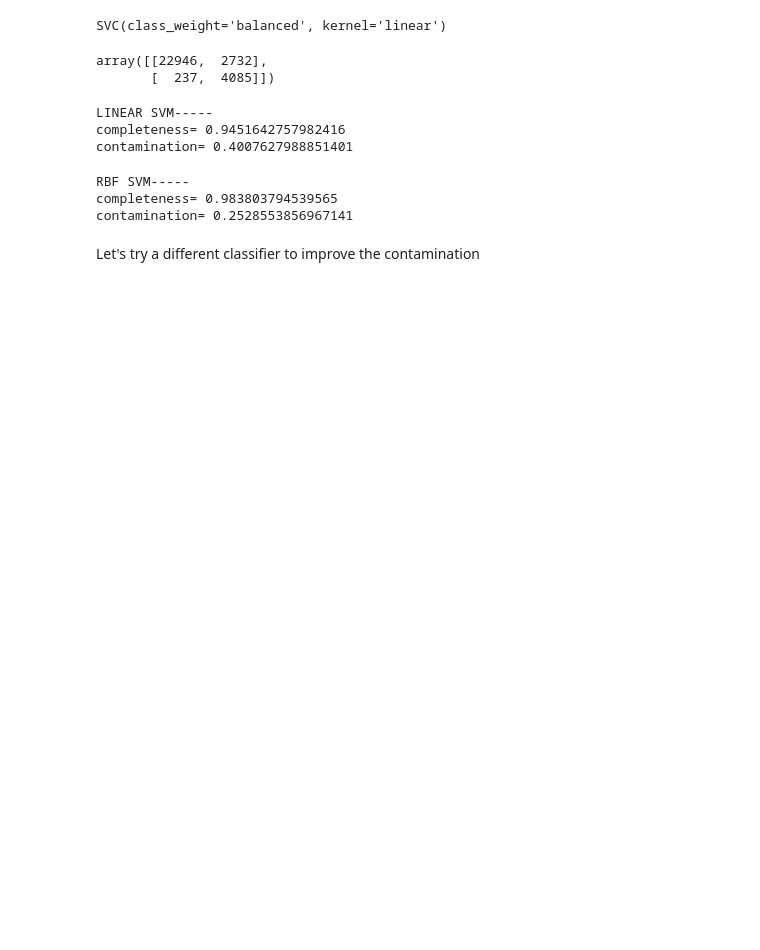
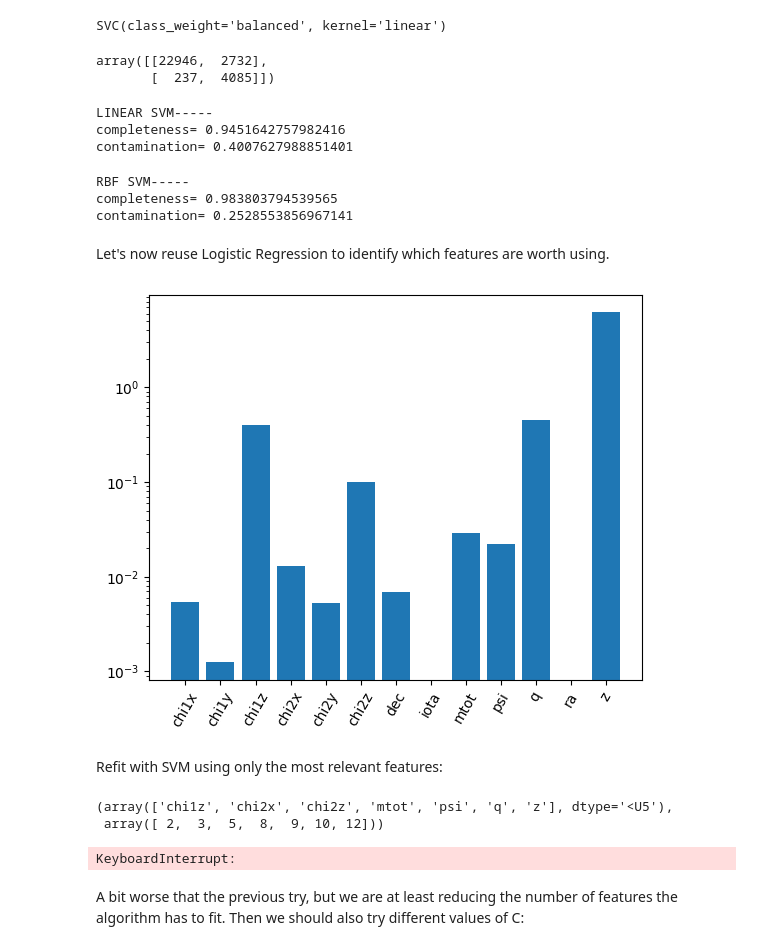
Before and after one commit to lisam10/astrostatistics_bicocca_2024, a Jupyter notebook: working/W20_GWselection.ipynb, the cells around one changed output. Cells and saved outputs as stored; diff of their text form; code cells hidden in the pictures; blank space fills up the shorter version.

Commit message:
add logistic regression and cv

```diff
--- a/working/W20_GWselection.ipynb
+++ b/working/W20_GWselection.ipynb
@@ -47,16 +47,3 @@ from astroML.utils import completeness_contamination
 X_train, X_val, y_train, y_val = train_test_split(X, y, test_size = 0.3, random_state = 42)
 # %%
 from sklearn.metrics import roc_curve
-# %%
-fig = plt.figure(figsize = (14, 5))
-
-ax = fig.add_subplot(121)
-for i in range(len(x_keys)):
-    LRmodel.fit(X_train[:, i][:, None], y_train)
-    LR_prob = LRmodel.predict_proba(X_val[:, i][:, None])[:,1]
-    fpr, tpr, thresh = roc_curve(y_val, LR_prob)
-    ax.plot(fpr, tpr, label = x_keys[i])
-
-ax.set(xlabel='false positive rate', ylabel = 'true positive rate', title = 'ROC curve using single elements')
-plt.legend()
-plt.show()
@@ -71,3 +54,17 @@ from sklearn.preprocessing import StandardScaler
 scaler = StandardScaler()
 X_train_scaled = scaler.fit_transform(X_train)
 X_val_scaled = scaler.transform(X_val)
+# %%
+fig = plt.figure(figsize = (14, 5))
+LRmodel = LogisticRegression()
+
+ax = fig.add_subplot(121)
+for i in range(len(x_keys)):
+    LRmodel.fit(X_train_scaled[:, i][:, None], y_train)
+    LR_prob = LRmodel.predict_proba(X_val[:, i][:, None])[:,1]
+    fpr, tpr, thresh = roc_curve(y_val, LR_prob)
+    ax.plot(fpr, tpr, label = x_keys[i])
+
+ax.set(xlabel='false positive rate', ylabel = 'true positive rate', title = 'ROC curve using single elements')
+plt.legend()
+plt.show()
@@ -113,4 +130,46 @@ RBF SVM-----
 completeness= 0.983803794539565
 contamination= 0.2528553856967141
 # %% [markdown]
-Let's try a different classifier to improve the contamination
+Let's now reuse Logistic Regression to identify which features are worth using.
+# %%
+model = LogisticRegression(penalty='l1', solver='liblinear', C=0.1)
+model.fit(X_train_scaled, y_train)
+
+coefs = model.coef_[0]
+# %%
+fig = plt.figure(figsize = (14, 5))
+ax = fig.add_subplot(121)
+x_pos = np.arange(len(x_keys))
+ax.bar(x_pos, np.abs(coefs))
+ax.set_xticks(x_pos)
+ax.set_xticklabels(x_keys, rotation=60)
+plt.show()
+# %% [output]
+[figure, added]
+# %% [markdown]
+Refit with SVM using only the most relevant features:
+# %%
+x_keys = np.array(x_keys)
+new_keys = x_keys[np.abs(coefs) > 1e-2]
+idx = np.arange(len(x_keys))[np.abs(coefs) > 1e-2]
+new_keys, idx
+# %% [output]
+(array(['chi1z', 'chi2x', 'chi2z', 'mtot', 'psi', 'q', 'z'], dtype='<U5'),
+ array([ 2,  3,  5,  8,  9, 10, 12]))
+# %%
+svm = SVC(kernel='rbf', C=1.0, class_weight='balanced')
+svm.fit(X_train_scaled[:,idx], y_train)
+
+y_pred = svm.predict(X_train_scaled[:,idx])
+C = confusion_matrix(y_train, y_pred)
+tn, fp, fn, tp = C.ravel().tolist()
+print('RBF SVM ----- \ncompleteness train=', tp / (tp+fn), '\ncontamination train=', fp/(tp+fp))
+
+y_pred = svm.predict(X_val_scaled[:,idx])
+C = confusion_matrix(y_val, y_pred)
+tn, fp, fn, tp = C.ravel().tolist()
+print('completeness test=', tp / (tp+fn), '\ncontamination test=', fp/(tp+fp))
+# %% [output]
+KeyboardInterrupt:
+# %% [markdown]
+A bit worse that the previous try, but we are at least reducing the number of features the algorithm has to fit. Then we should also try different values of C:
```
Also changed, not shown: parts of 20 cells of this notebook.
